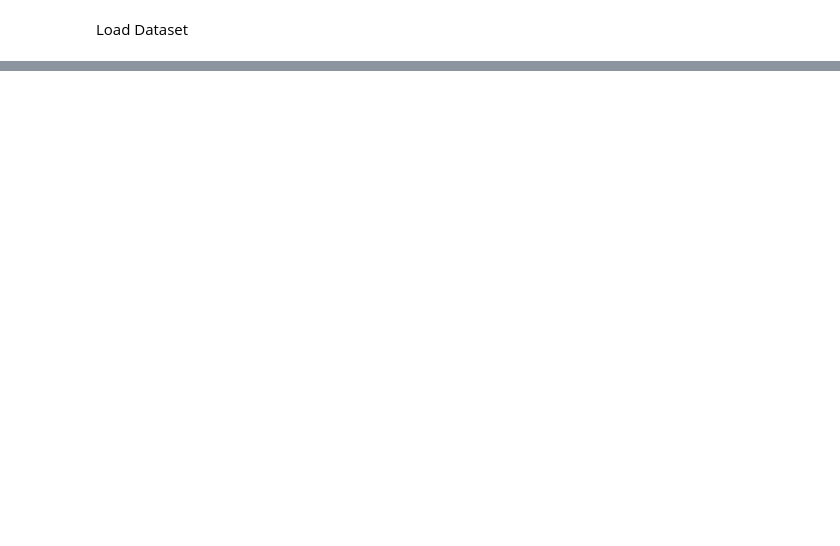
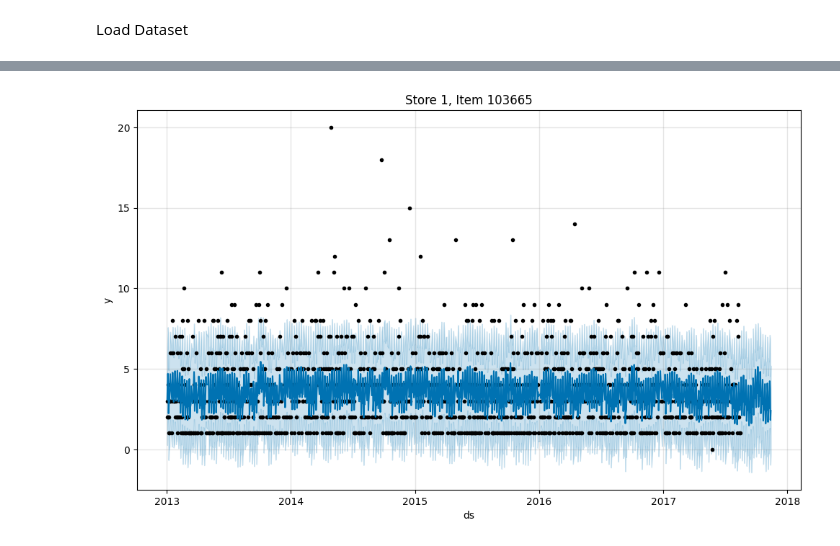
Before and after one commit to Jhedzye/-capstone-forecasting-food-sales, a Jupyter notebook: Step_8_Capstone.ipynb, the cells around one changed output, grey strips where cells are left out. Drawn from its saved outputs; the diff is of its cells as text; code cells hidden in the pictures; blank space fills up the shorter version.

```diff
--- a/Step_8_Capstone.ipynb
+++ b/Step_8_Capstone.ipynb
@@ -128,0 +221,7 @@ This notebook demonstrates the scaling of a time series forecasting model using
+# %%
+# Plot forecast
+fig = model.plot(forecast)
+plt.title(f"Store {store_id}, Item {item_id}")
+plt.show()
+# %% [output]
+[figure, added]
```
Also changed, not shown: parts of 35 cells of this notebook.
